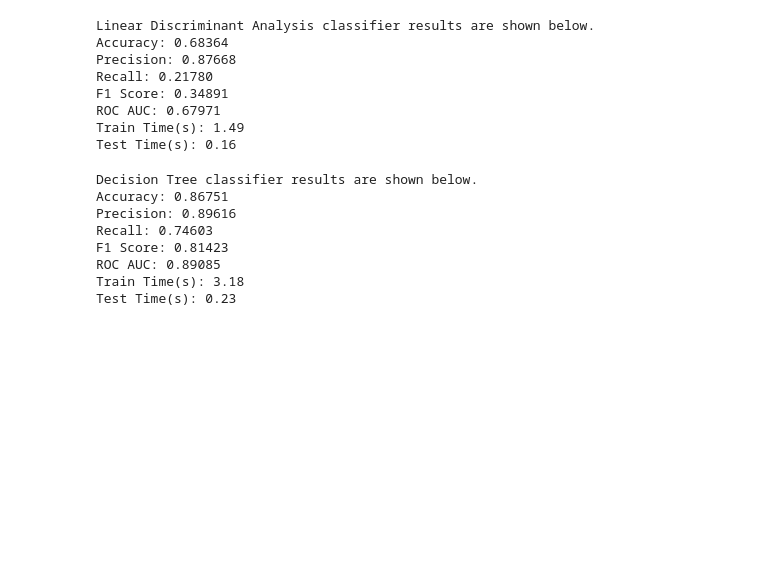
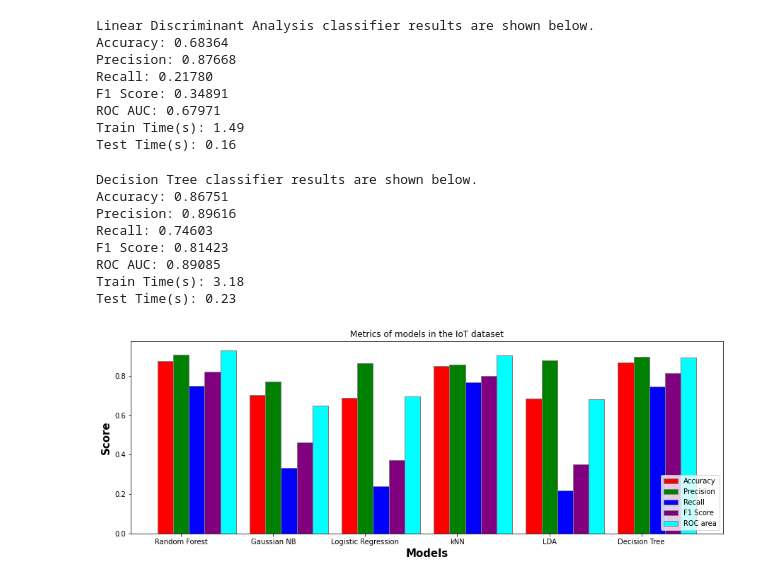
Before and after one commit to andreweymard/2020-S2, a Jupyter notebook: 5.1HD_2.ipynb, the cells around one changed output. Cells and saved outputs as stored; diff of their text form; code cells hidden in the pictures; blank space fills up the shorter version.

```diff
--- a/5.1HD_2.ipynb
+++ b/5.1HD_2.ipynb
@@ -173,3 +164,33 @@ F1 Score: 0.81423
 ROC AUC: 0.89085
 Train Time(s): 3.18
 Test Time(s): 0.23
+# %%
+barWidth = 0.17
+fig = plt.subplots(figsize=(15, 5))
+
+Accuracy = [0.87211, 0.70079, 0.68841, 0.84716, 0.68364, 0.86751]
+Precision = [0.90717, 0.76845, 0.86143, 0.85446, 0.87668, 0.89616]
+Recall = [0.74794, 0.33097, 0.23766, 0.76716, 0.2178, 0.74603]
+F_Score = [0.81989, 0.46267, 0.37254, 0.79938, 0.34891, 0.81423]
+ROC_area = [0.9277, 0.64791, 0.69332, 0.90337, 0.67971, 0.89085]
+
+br1 = numpy.arange(len(Accuracy))
+br2 = [x + barWidth for x in br1]
+br3 = [x + barWidth for x in br2]
+br4 = [x + barWidth for x in br3]
+br5 = [x + barWidth for x in br4]
+
+plt.bar(br1, Accuracy, color='r', width=barWidth, edgecolor='grey', label='Accuracy')
+plt.bar(br2, Precision, color='g', width=barWidth, edgecolor='grey', label='Precision')
+plt.bar(br3, Recall, color='b', width=barWidth, edgecolor='grey', label='Recall')
+plt.bar(br4, F_Score, color='purple', width=barWidth, edgecolor='grey', label='F1 Score')
+plt.bar(br5, ROC_area, color='aqua', width=barWidth, edgecolor='grey', label='ROC area')
+
+plt.xlabel('Models', fontweight='bold', fontsize=15)
+plt.ylabel('Score', fontweight='bold', fontsize=15)
+plt.xticks([r + barWidth for r in range(len(Accuracy))], ['Random Forest', 'Gaussian NB', 'Logistic Regression', 'kNN', 'LDA', 'Decision Tree'])
+plt.title("Metrics of models in the IoT dataset")
+plt.legend(loc=4)
+plt.show()
+# %% [output]
+[figure, added]
```
Also changed, not shown: parts of 5 cells of this notebook, 1 other file.
